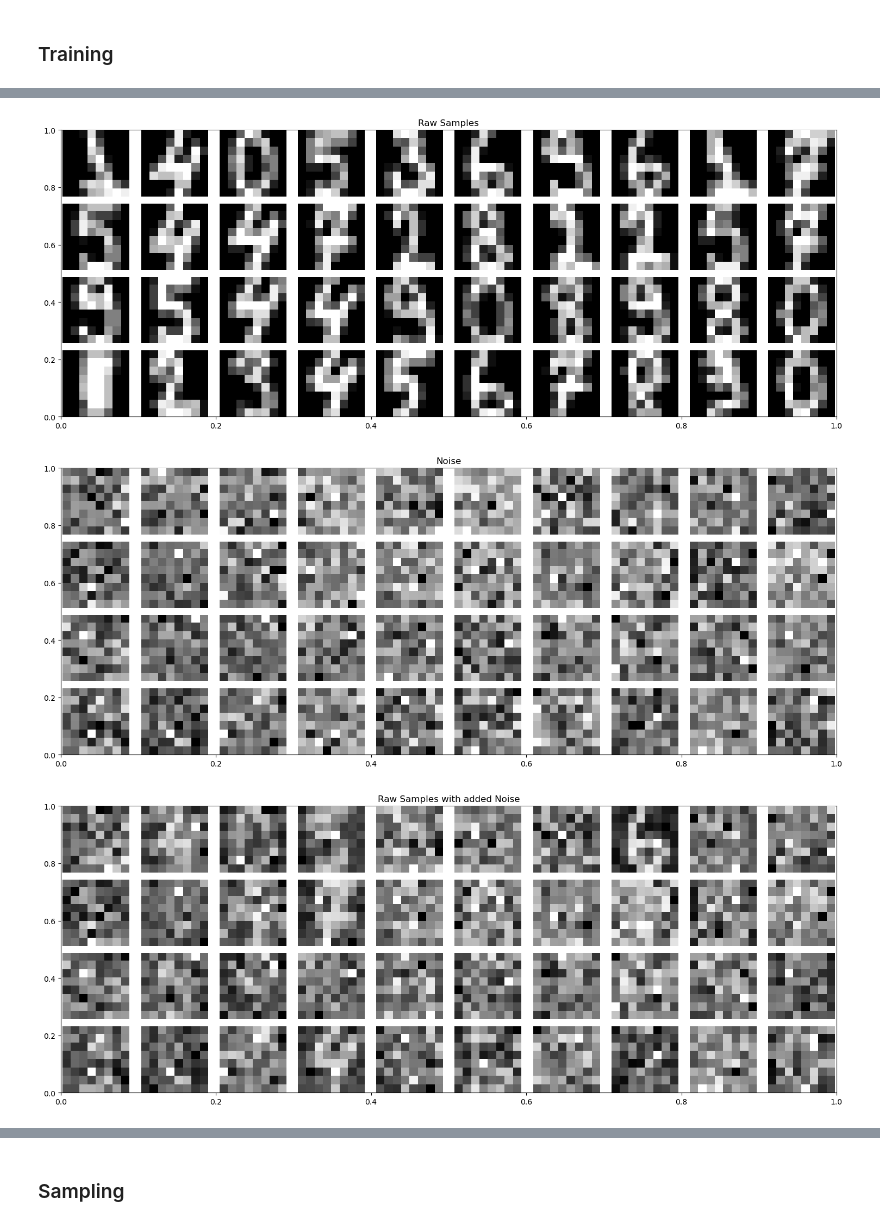
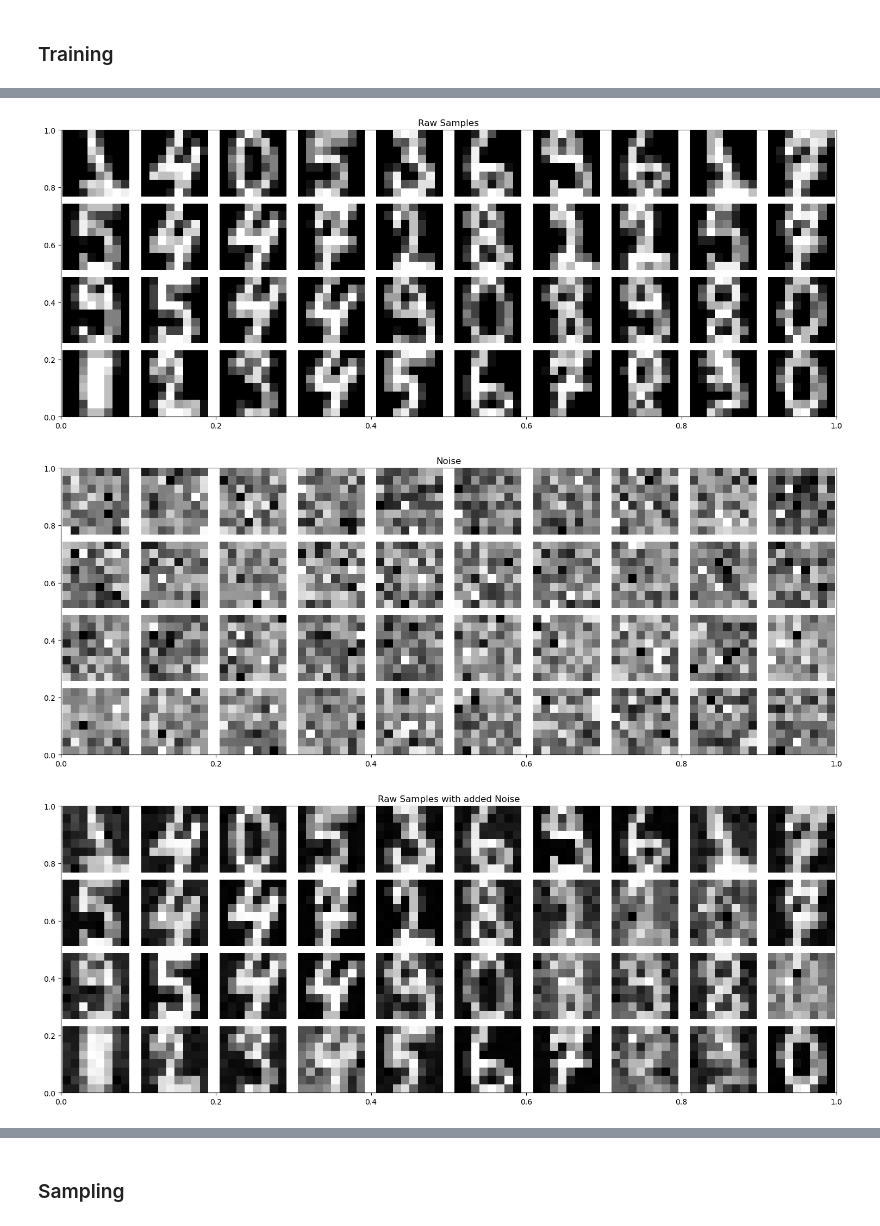
Before and after one commit to goettlich/MLP, a Jupyter notebook: diffusion/score-based_diffusion/sgm.ipynb, the cells around one changed output, grey strips where cells are left out. Drawn from its saved outputs; the diff is of its cells as text; code cells hidden in the pictures.

```diff
--- a/diffusion/score-based_diffusion/sgm.ipynb
+++ b/diffusion/score-based_diffusion/sgm.ipynb
@@ -232,9 +365,9 @@ patience = 20
 
 device = 0
 
-var_schedule = 'lin'
+var_schedule = 'ncsn'
 sigma_min = 0.01
-sigma_max = 5.0
+sigma_max = 1.0
 
 learning_rate = 2e-5
 spiral_var = 0.1
@@ -287,3 +420,3 @@ Epoch 0, training loss: 0.8318846027056376
 [figure]
-[figure, old version]
+[figure, new version]
-[figure, old version]
+[figure, new version]
```
Also changed, not shown: parts of 6 cells of this notebook, 2 other files.
